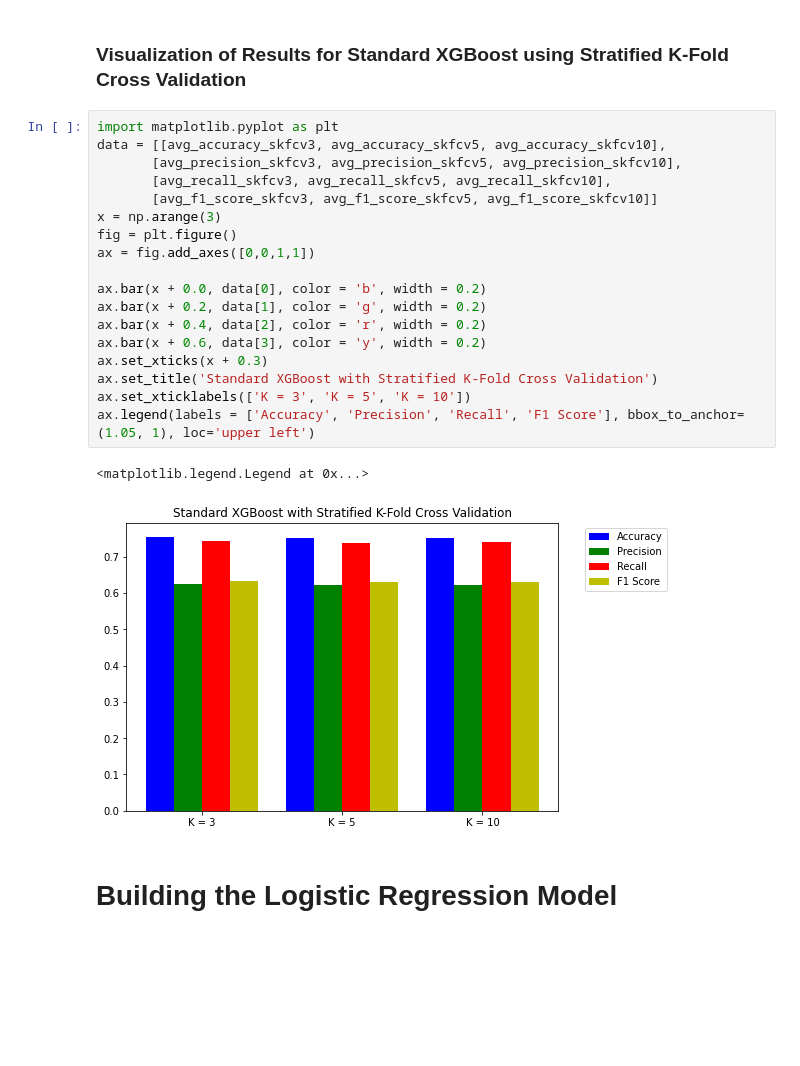
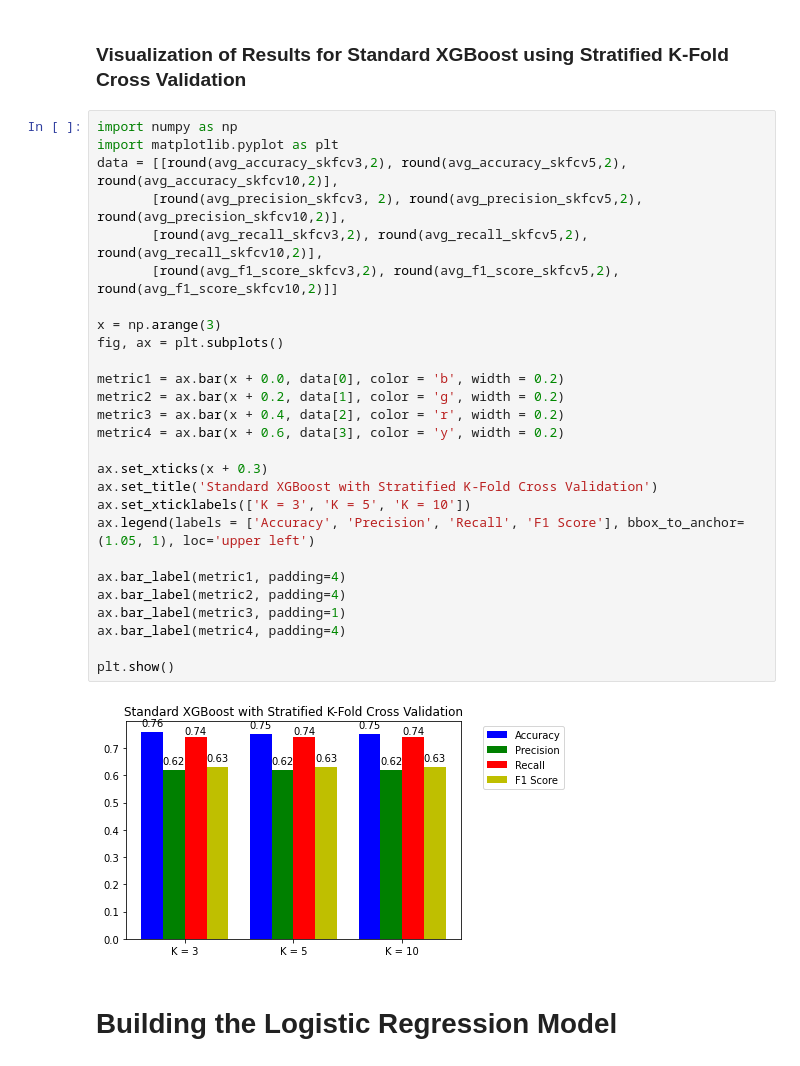
Before and after one commit to osherboudara99/Loan_Predictions_Algorithm_Comparison, a Jupyter notebook: Loan_Predictions_Implementations.ipynb, the cells around one changed output. Saved outputs shown, nothing was run; the diff lists cells and outputs as text; blank space fills up the shorter version.

```diff
--- a/Loan_Predictions_Implementations.ipynb
+++ b/Loan_Predictions_Implementations.ipynb
@@ -849,26 +871,34 @@ f1_score_list.clear()
 # %% [markdown]
 ### Visualization of Results for Standard XGBoost using Stratified K-Fold Cross Validation
 # %%
+import numpy as np
 import matplotlib.pyplot as plt
-data = [[avg_accuracy_skfcv3, avg_accuracy_skfcv5, avg_accuracy_skfcv10],
-       [avg_precision_skfcv3, avg_precision_skfcv5, avg_precision_skfcv10],
-       [avg_recall_skfcv3, avg_recall_skfcv5, avg_recall_skfcv10],
-       [avg_f1_score_skfcv3, avg_f1_score_skfcv5, avg_f1_score_skfcv10]]
+data = [[round(avg_accuracy_skfcv3,2), round(avg_accuracy_skfcv5,2), round(avg_accuracy_skfcv10,2)],
+       [round(avg_precision_skfcv3, 2), round(avg_precision_skfcv5,2), round(avg_precision_skfcv10,2)],
+       [round(avg_recall_skfcv3,2), round(avg_recall_skfcv5,2), round(avg_recall_skfcv10,2)],
+       [round(avg_f1_score_skfcv3,2), round(avg_f1_score_skfcv5,2), round(avg_f1_score_skfcv10,2)]]
+
 x = np.arange(3)
-fig = plt.figure()
-ax = fig.add_axes([0,0,1,1])
+fig, ax = plt.subplots()
 
-ax.bar(x + 0.0, data[0], color = 'b', width = 0.2)
-ax.bar(x + 0.2, data[1], color = 'g', width = 0.2)
-ax.bar(x + 0.4, data[2], color = 'r', width = 0.2)
-ax.bar(x + 0.6, data[3], color = 'y', width = 0.2)
+metric1 = ax.bar(x + 0.0, data[0], color = 'b', width = 0.2)
+metric2 = ax.bar(x + 0.2, data[1], color = 'g', width = 0.2)
+metric3 = ax.bar(x + 0.4, data[2], color = 'r', width = 0.2)
+metric4 = ax.bar(x + 0.6, data[3], color = 'y', width = 0.2)
+
 ax.set_xticks(x + 0.3)
 ax.set_title('Standard XGBoost with Stratified K-Fold Cross Validation')
 ax.set_xticklabels(['K = 3', 'K = 5', 'K = 10'])
 ax.legend(labels = ['Accuracy', 'Precision', 'Recall', 'F1 Score'], bbox_to_anchor=(1.05, 1), loc='upper left')
+
+ax.bar_label(metric1, padding=4)
+ax.bar_label(metric2, padding=4)
+ax.bar_label(metric3, padding=1)
+ax.bar_label(metric4, padding=4)
+
+plt.show()
 # %% [output]
-<matplotlib.legend.Legend at 0x...>
-[figure, old version]
+[figure, new version]
 # %% [markdown]
 # **Building the Logistic Regression Model**
 # %% [markdown]
```
Also changed, not shown: parts of 37 cells of this notebook.
